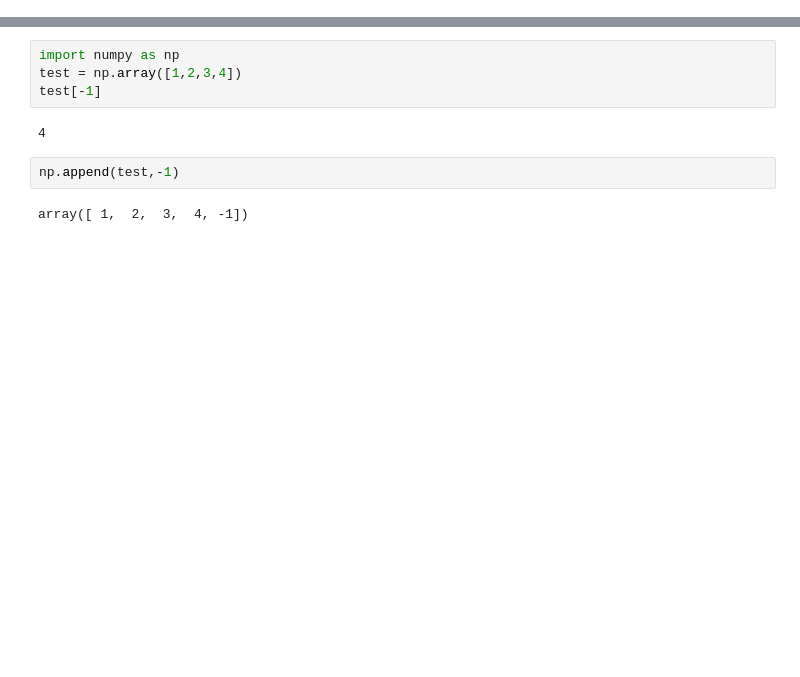
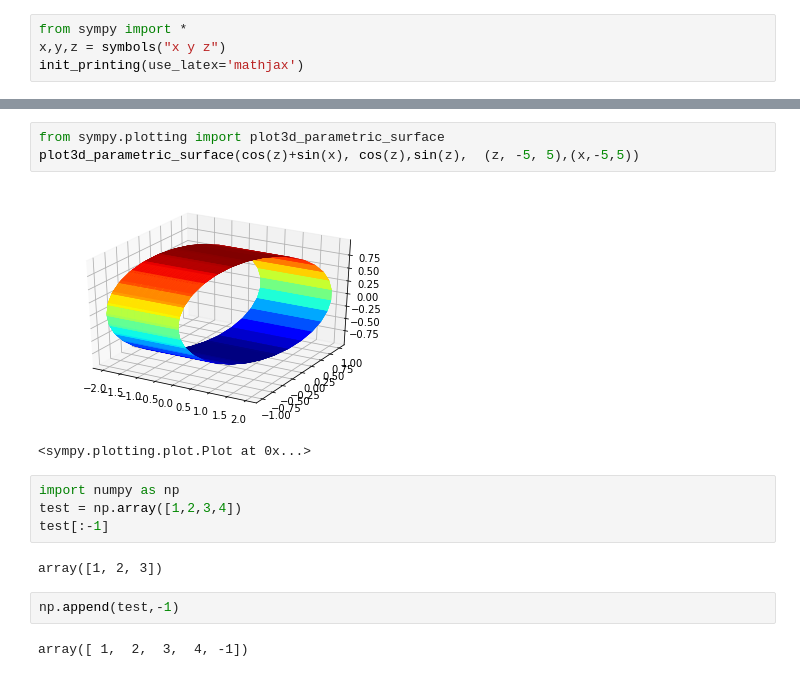
Before and after one commit to 13MaxG/MachineLearningAndrzeja, a Jupyter notebook: Untitled.ipynb, the cells around one changed output, grey strips where cells are left out. Saved outputs shown, nothing was run; the diff lists cells and outputs as text; blank space fills up the shorter version.

```diff
--- a/Untitled.ipynb
+++ b/Untitled.ipynb
@@ -0,0 +1,4 @@
+# %%
+from sympy import *
+x,y,z = symbols("x y z")
+init_printing(use_latex='mathjax')
@@ -1,9 +10,15 @@
+# %%
+from sympy.plotting import plot3d_parametric_surface
+plot3d_parametric_surface(cos(z)+sin(x), cos(z),sin(z),  (z, -5, 5),(x,-5,5))
+# %% [output]
+[figure, added]
+<sympy.plotting.plot.Plot at 0x...>
 # %%
 import numpy as np
 test = np.array([1,2,3,4])
-test[-1]
+test[:-1]
 # %% [output]
-4
+array([1, 2, 3])
 # %%
 np.append(test,-1)
 # %% [output]
```
Also changed, not shown: parts of 1 cell of this notebook, 2 other files.
